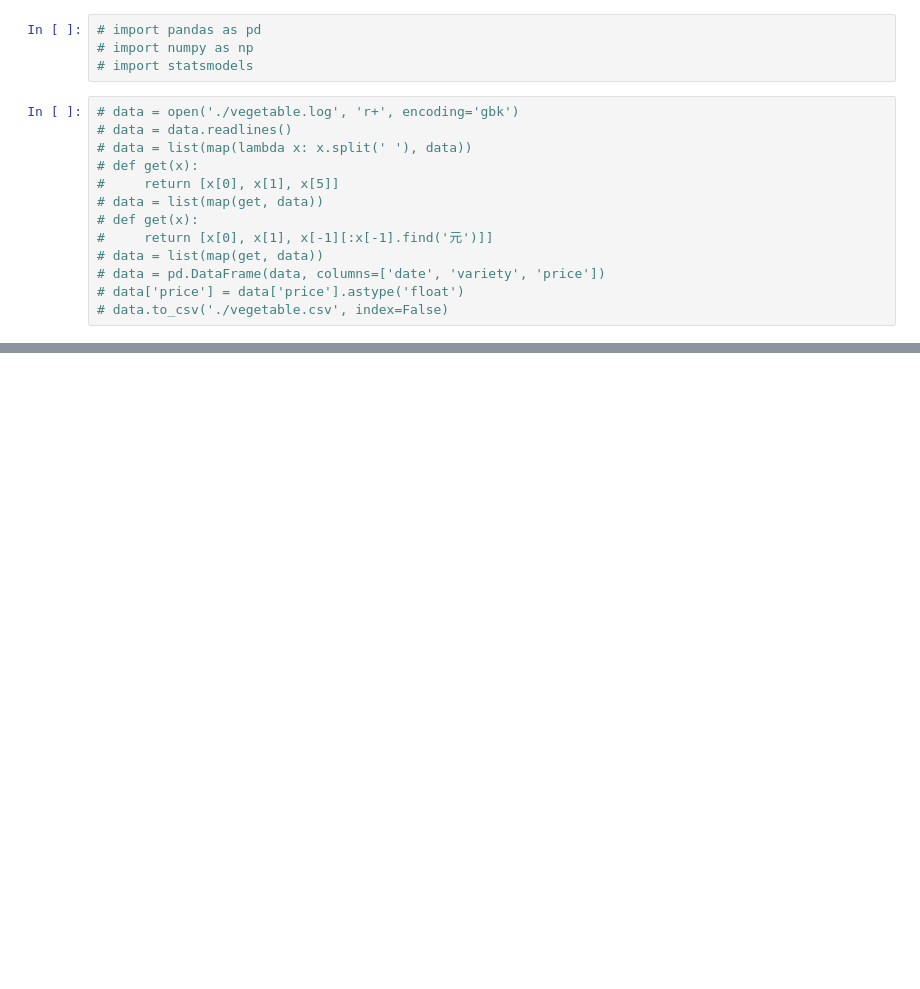
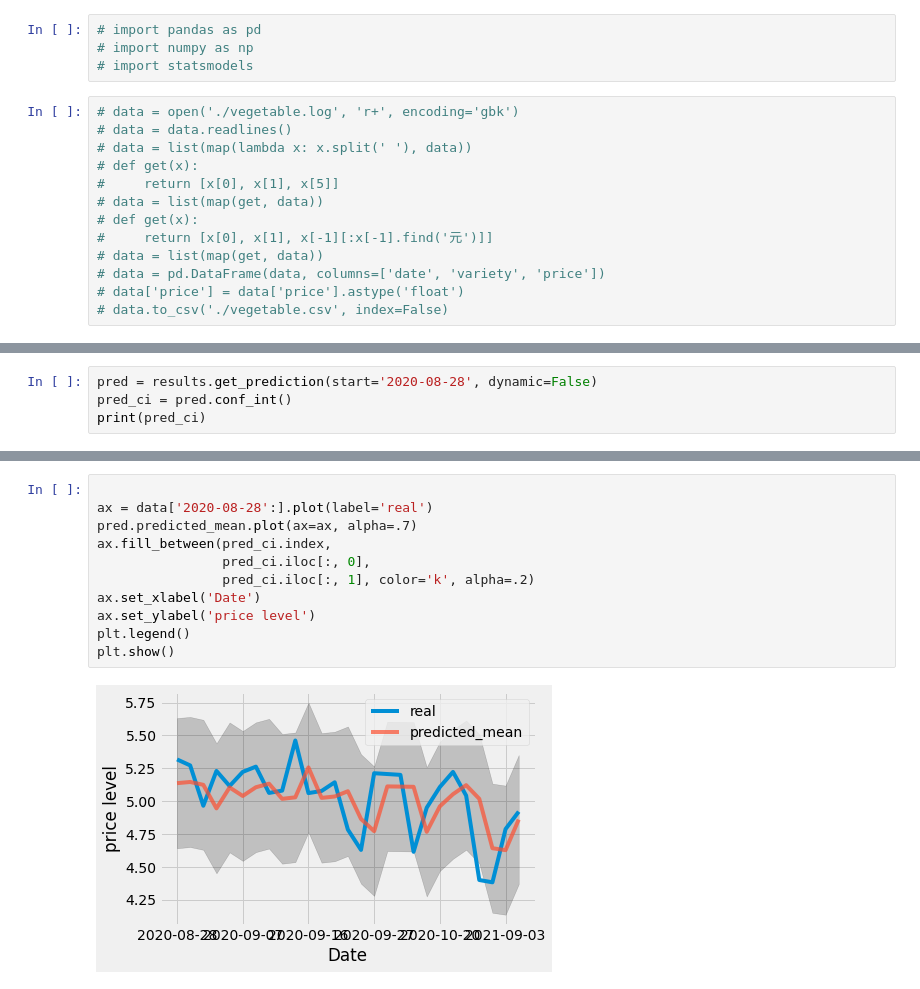
Before and after one commit to CxsGhost/X-ray_Detection, a Jupyter notebook: 云计算与大数据课/案例2/arima+analysis.ipynb, the cells around one changed output, grey strips where cells are left out. Saved outputs shown, nothing was run; the diff lists cells and outputs as text; blank space fills up the shorter version.

```diff
--- a/云计算与大数据课/案例2/arima+analysis.ipynb
+++ b/云计算与大数据课/案例2/arima+analysis.ipynb
@@ -25,0 +132,4 @@ plt.style.use('fivethirtyeight')
+# %%
+pred = results.get_prediction(start='2020-08-28', dynamic=False)
+pred_ci = pred.conf_int()
+print(pred_ci)
@@ -25,0 +154,13 @@ plt.style.use('fivethirtyeight')
+# %%
+
+ax = data['2020-08-28':].plot(label='real')
+pred.predicted_mean.plot(ax=ax, alpha=.7)
+ax.fill_between(pred_ci.index,
+                pred_ci.iloc[:, 0],
+                pred_ci.iloc[:, 1], color='k', alpha=.2)
+ax.set_xlabel('Date')
+ax.set_ylabel('price level')
+plt.legend()
+plt.show()
+# %% [output]
+[figure, added]
```
Also changed, not shown: parts of 9 cells of this notebook, 4 other files.
